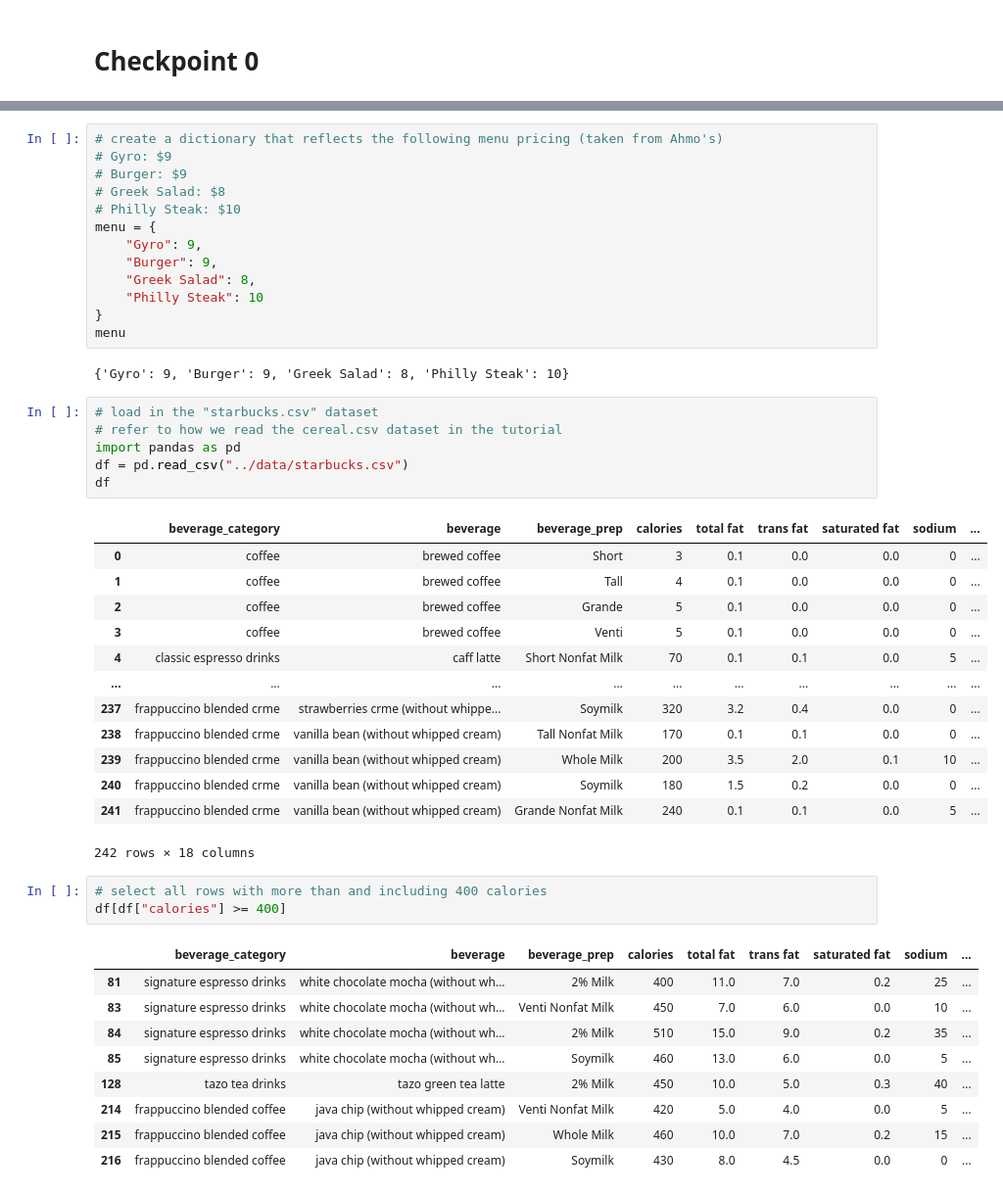
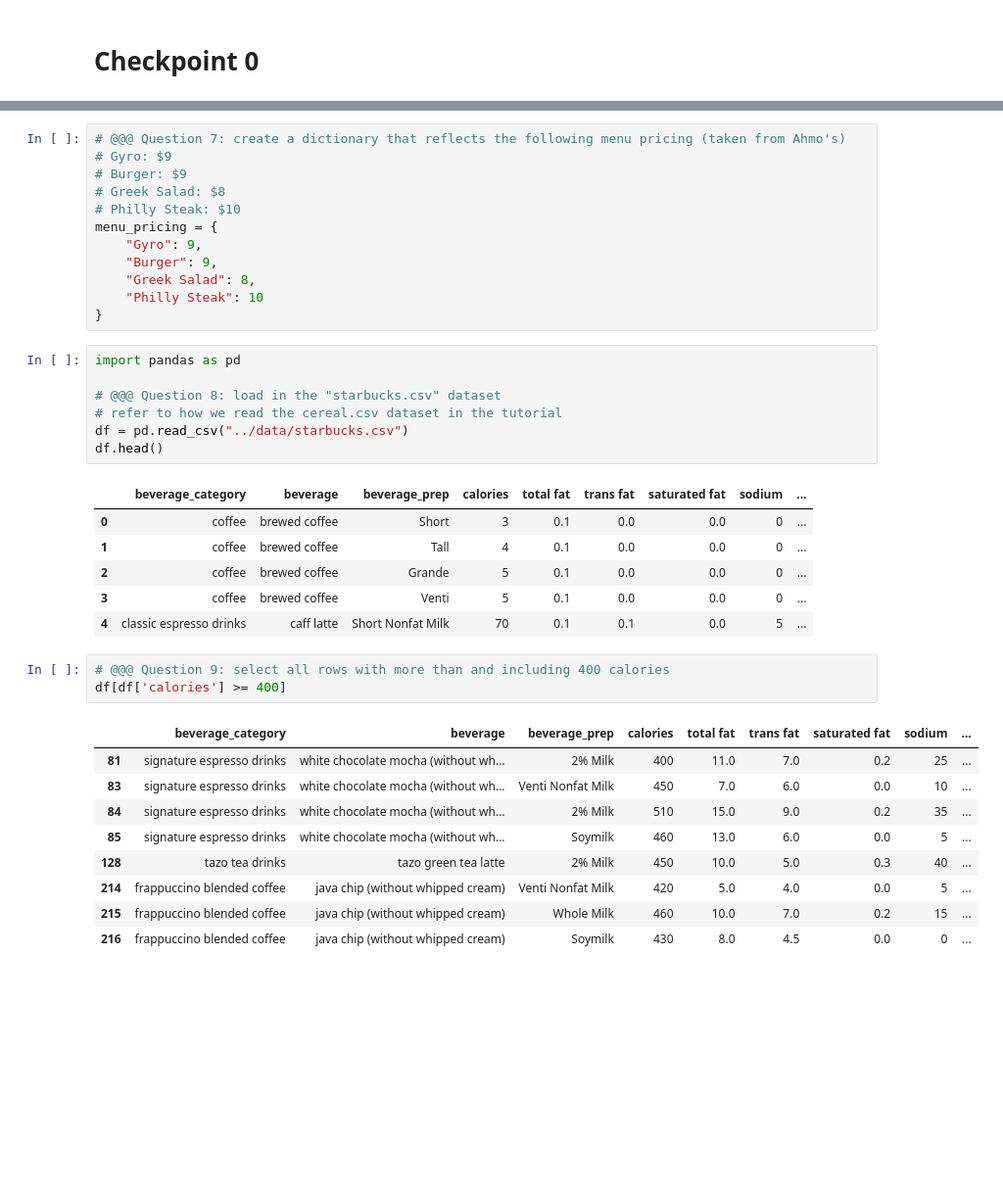
Before and after one commit to chelsguo/MDST-Tutorial, a Jupyter notebook: checkpoint0.ipynb, the cells around one changed output, grey strips where cells are left out. Shown: that part at 98% size. Saved outputs shown, nothing was run; the diff lists cells and outputs as text; blank space fills up the shorter version.

```diff
--- a/checkpoint0.ipynb
+++ b/checkpoint0.ipynb
@@ -82,43 +81,34 @@ fizz
 29
 fizzbuzz
 # %%
-# create a dictionary that reflects the following menu pricing (taken from Ahmo's)
+# @@@ Question 7: create a dictionary that reflects the following menu pricing (taken from Ahmo's)
 # Gyro: $9
 # Burger: $9
 # Greek Salad: $8
 # Philly Steak: $10
-menu = {
+menu_pricing = {
     "Gyro": 9,
     "Burger": 9,
     "Greek Salad": 8,
     "Philly Steak": 10
 }
-menu
-# %% [output]
-{'Gyro': 9, 'Burger': 9, 'Greek Salad': 8, 'Philly Steak': 10}
 # %%
-# load in the "starbucks.csv" dataset
+import pandas as pd
+
+# @@@ Question 8: load in the "starbucks.csv" dataset
 # refer to how we read the cereal.csv dataset in the tutorial
-import pandas as pd
 df = pd.read_csv("../data/starbucks.csv")
-df
+df.head()
 # %% [output]
 |  | beverage_category | beverage | beverage_prep | calories | total fat | trans fat | saturated fat | sodium | ... |
 | 0 | coffee | brewed coffee | Short | 3 | 0.1 | 0.0 | 0.0 | 0 | ... |
 | 1 | coffee | brewed coffee | Tall | 4 | 0.1 | 0.0 | 0.0 | 0 | ... |
 | 2 | coffee | brewed coffee | Grande | 5 | 0.1 | 0.0 | 0.0 | 0 | ... |
 | 3 | coffee | brewed coffee | Venti | 5 | 0.1 | 0.0 | 0.0 | 0 | ... |
 | 4 | classic espresso drinks | caff latte | Short Nonfat Milk | 70 | 0.1 | 0.1 | 0.0 | 5 | ... |
-| ... | ... | ... | ... | ... | ... | ... | ... | ... | ... |
-| 237 | frappuccino blended crme | strawberries crme (without whippe... | Soymilk | 320 | 3.2 | 0.4 | 0.0 | 0 | ... |
-| 238 | frappuccino blended crme | vanilla bean (without whipped cream) | Tall Nonfat Milk | 170 | 0.1 | 0.1 | 0.0 | 0 | ... |
-| 239 | frappuccino blended crme | vanilla bean (without whipped cream) | Whole Milk | 200 | 3.5 | 2.0 | 0.1 | 10 | ... |
-| 240 | frappuccino blended crme | vanilla bean (without whipped cream) | Soymilk | 180 | 1.5 | 0.2 | 0.0 | 0 | ... |
-| 241 | frappuccino blended crme | vanilla bean (without whipped cream) | Grande Nonfat Milk | 240 | 0.1 | 0.1 | 0.0 | 5 | ... |
-242 rows × 18 columns
 # %%
-# select all rows with more than and including 400 calories
-df[df["calories"] >= 400]
+# @@@ Question 9: select all rows with more than and including 400 calories
+df[df['calories'] >= 400]
 # %% [output]
 |  | beverage_category | beverage | beverage_prep | calories | total fat | trans fat | saturated fat | sodium | ... |
 | 81 | signature espresso drinks | white chocolate mocha (without wh... | 2% Milk | 400 | 11.0 | 7.0 | 0.2 | 25 | ... |
```
Also changed, not shown: parts of 12 cells of this notebook.
